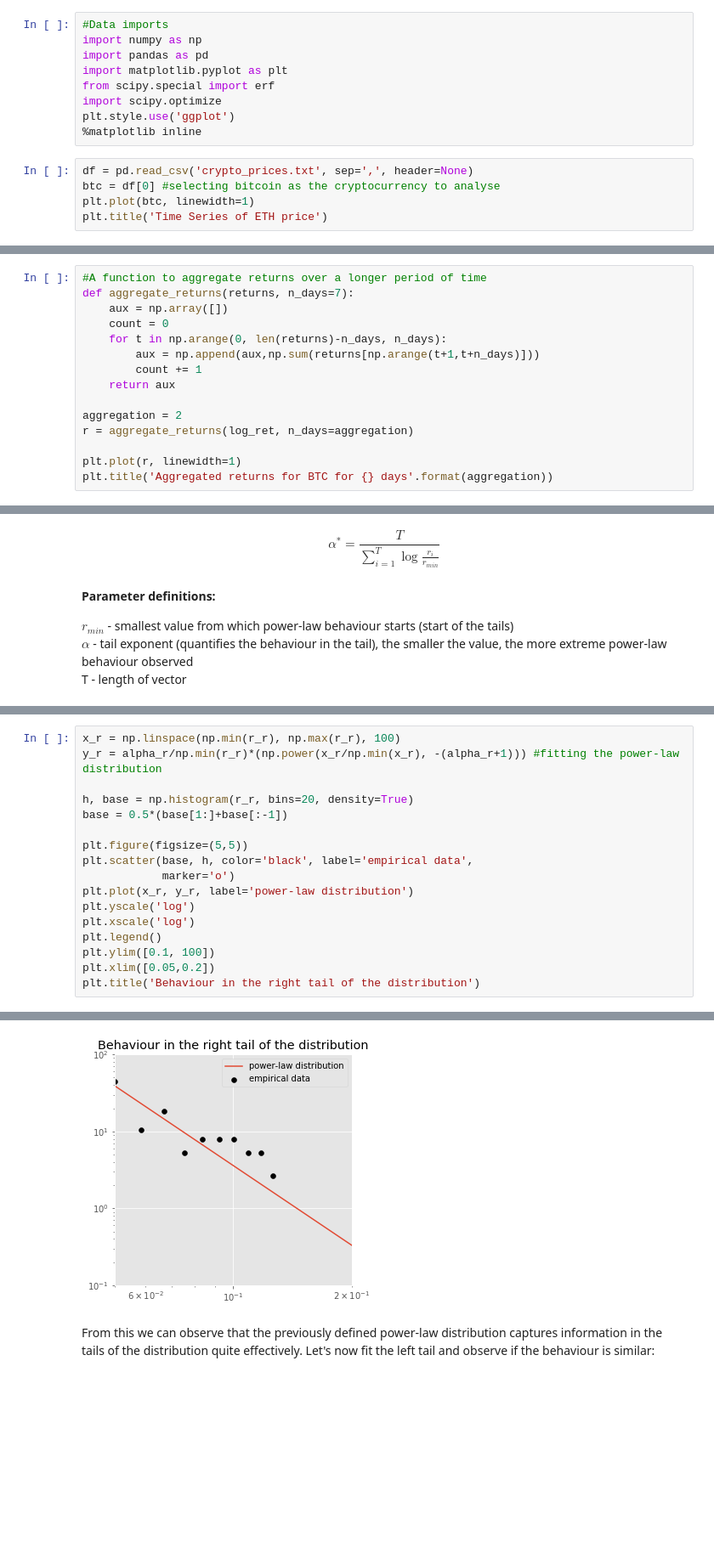
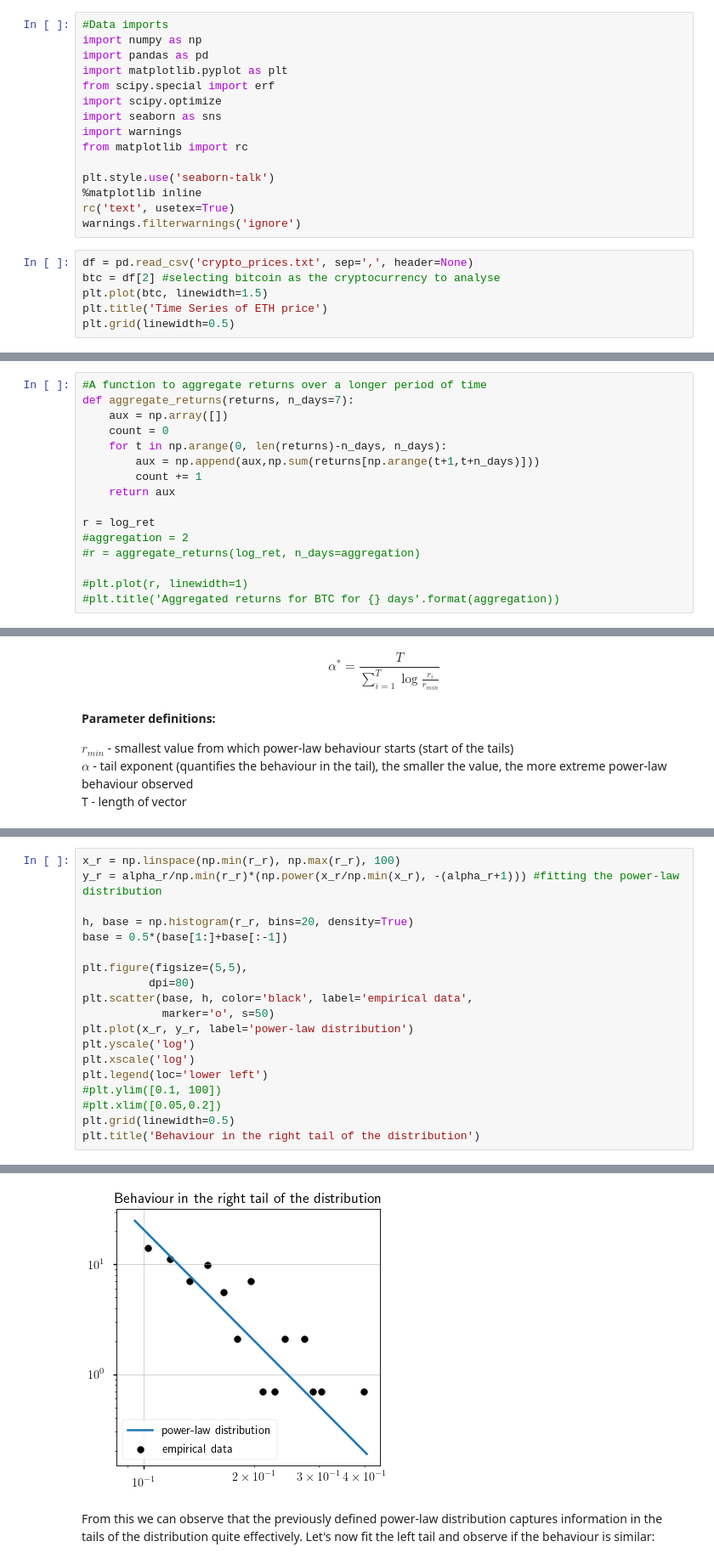
Before and after one commit to marcocappai00/Computational-Statistics, a Jupyter notebook: statistical_analysis_timeseries.ipynb, the cells around one changed output, grey strips where cells are left out. Shown at 85% size. Drawn from its saved outputs; the diff is of its cells as text; blank space fills up the shorter version.

```diff
--- a/statistical_analysis_timeseries.ipynb
+++ b/statistical_analysis_timeseries.ipynb
@@ -8,11 +8,18 @@ import pandas as pd
 import matplotlib.pyplot as plt
 from scipy.special import erf
 import scipy.optimize
-plt.style.use('ggplot')
+import seaborn as sns
+import warnings
+from matplotlib import rc
+
+plt.style.use('seaborn-talk')
 %matplotlib inline
+rc('text', usetex=True)
+warnings.filterwarnings('ignore')
 # %%
 df = pd.read_csv('crypto_prices.txt', sep=',', header=None)
-btc = df[0] #selecting bitcoin as the cryptocurrency to analyse
-plt.plot(btc, linewidth=1)
+btc = df[2] #selecting bitcoin as the cryptocurrency to analyse
+plt.plot(btc, linewidth=1.5)
 plt.title('Time Series of ETH price')
+plt.grid(linewidth=0.5)
 # %% [output]
@@ -40,8 +46,9 @@ def aggregate_returns(returns, n_days=7):
         count += 1
     return aux
 
-aggregation = 2
-r = aggregate_returns(log_ret, n_days=aggregation)
+r = log_ret
+#aggregation = 2
+#r = aggregate_returns(log_ret, n_days=aggregation)
 
-plt.plot(r, linewidth=1)
-plt.title('Aggregated returns for BTC for {} days'.format(aggregation))
+#plt.plot(r, linewidth=1)
+#plt.title('Aggregated returns for BTC for {} days'.format(aggregation))
@@ -128,23 +154,25 @@ The fitted alpha for the right tail is is 2.442402673373541
 # %%
 x_r = np.linspace(np.min(r_r), np.max(r_r), 100)
 y_r = alpha_r/np.min(r_r)*(np.power(x_r/np.min(x_r), -(alpha_r+1))) #fitting the power-law distribution
 
 h, base = np.histogram(r_r, bins=20, density=True)
 base = 0.5*(base[1:]+base[:-1])
 
-plt.figure(figsize=(5,5))
+plt.figure(figsize=(5,5),
+          dpi=80)
 plt.scatter(base, h, color='black', label='empirical data',
-            marker='o')
+            marker='o', s=50)
 plt.plot(x_r, y_r, label='power-law distribution')
 plt.yscale('log')
 plt.xscale('log')
-plt.legend()
-plt.ylim([0.1, 100])
-plt.xlim([0.05,0.2])
+plt.legend(loc='lower left')
+#plt.ylim([0.1, 100])
+#plt.xlim([0.05,0.2])
+plt.grid(linewidth=0.5)
 plt.title('Behaviour in the right tail of the distribution')
 # %% [output]
 Text(0.5, 1.0, 'Behaviour in the right tail of the distribution')
-[figure, old version]
+[figure, new version]
 # %% [markdown]
 From this we can observe that the previously defined power-law distribution captures information in the tails of the distribution quite effectively. Let's now fit the left tail and observe if the behaviour is similar:
 # %%
```
Also changed, not shown: parts of 18 cells of this notebook.
